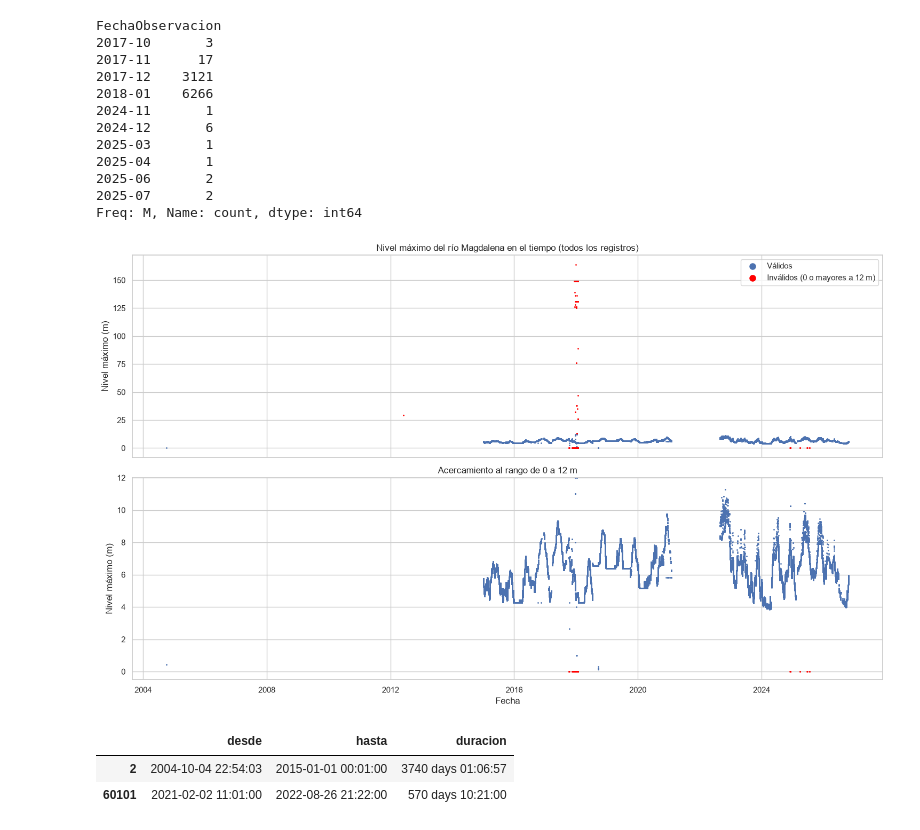
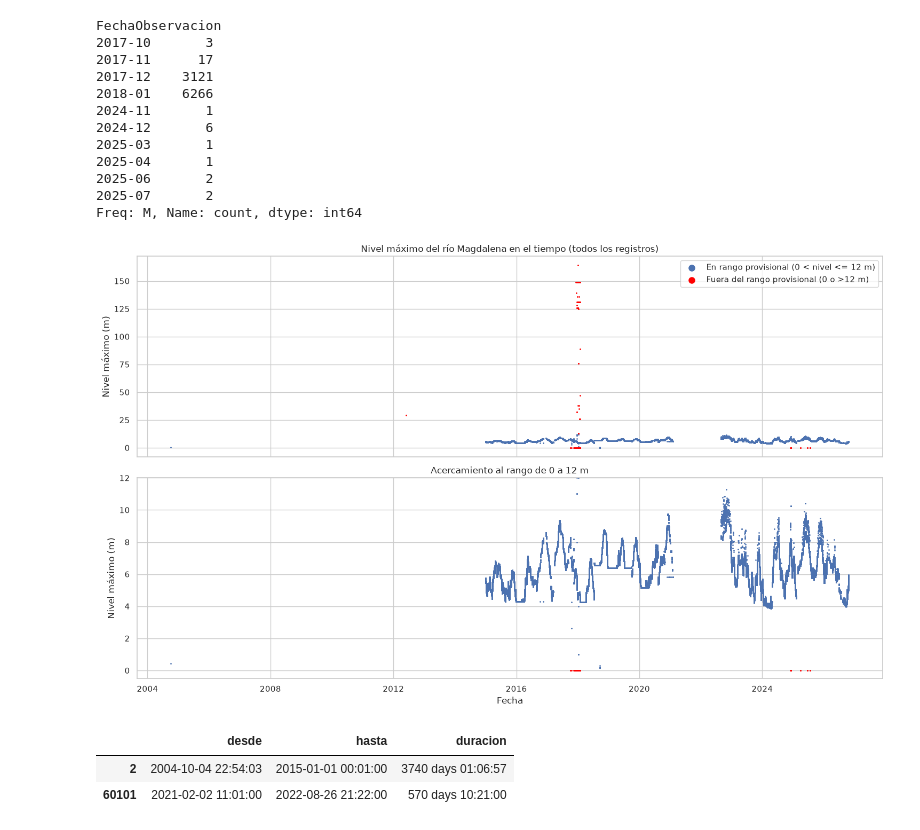
Before and after one commit to DannelBA/machine_learnig_rio_magdalena, a Jupyter notebook: prediccion_rio_magdalena.ipynb, the cells around one changed output. Saved outputs shown, nothing was run; the diff lists cells and outputs as text; code cells hidden in the pictures.

```diff
--- a/prediccion_rio_magdalena.ipynb
+++ b/prediccion_rio_magdalena.ipynb
@@ -220,29 +321,29 @@ FechaObservacion
 Freq: M, Name: count, dtype: int64
 # %%
 limite = 12
-invalidos = (df_unico["ValorObservado"] == 0) | (df_unico["ValorObservado"] > limite)
-validos = df_unico[~invalidos]
-anomalos = df_unico[invalidos]
+fuera_criterio = (df_unico["ValorObservado"] == 0) | (df_unico["ValorObservado"] > limite)
+validos = df_unico[~fuera_criterio]
+anomalos = df_unico[fuera_criterio]
 
 fig, ejes = plt.subplots(2, 1, figsize=(15, 9), sharex=True)
 
-ejes[0].scatter(validos["FechaObservacion"], validos["ValorObservado"], s=1, label="Válidos")
-ejes[0].scatter(anomalos["FechaObservacion"], anomalos["ValorObservado"], s=1, color="red", label="Inválidos (0 o mayores a 12 m)")
+ejes[0].scatter(validos["FechaObservacion"], validos["ValorObservado"], s=1, label="En rango provisional (0 < nivel <= 12 m)")
+ejes[0].scatter(anomalos["FechaObservacion"], anomalos["ValorObservado"], s=1, color="red", label="Fuera del rango provisional (0 o >12 m)")
 ejes[0].set_title("Nivel máximo del río Magdalena en el tiempo (todos los registros)")
 ejes[0].set_ylabel("Nivel máximo (m)")
 ejes[0].legend(markerscale=8)
 
 ejes[1].scatter(validos["FechaObservacion"], validos["ValorObservado"], s=1)
 ejes[1].scatter(anomalos["FechaObservacion"], anomalos["ValorObservado"], s=1, color="red")
 ejes[1].set_ylim(-0.5, 12)
 ejes[1].set_title("Acercamiento al rango de 0 a 12 m")
 ejes[1].set_xlabel("Fecha")
 ejes[1].set_ylabel("Nivel máximo (m)")
 
 plt.tight_layout()
 plt.show()
 # %% [output]
-[figure, old version]
+[figure, new version]
 # %%
 fechas_validas = validos["FechaObservacion"]
 
```
Also changed, not shown: parts of 11 cells of this notebook, 3 other files.
